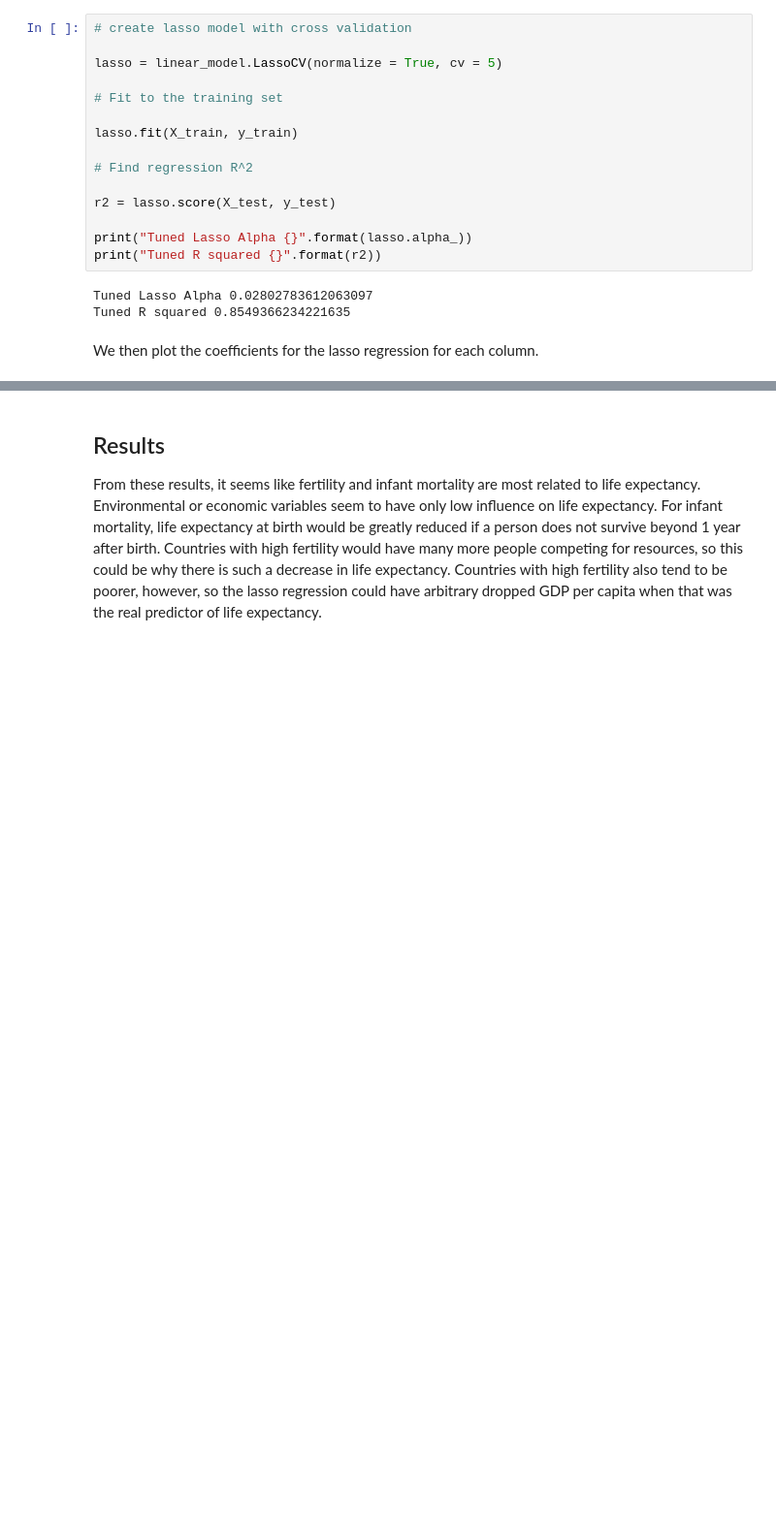
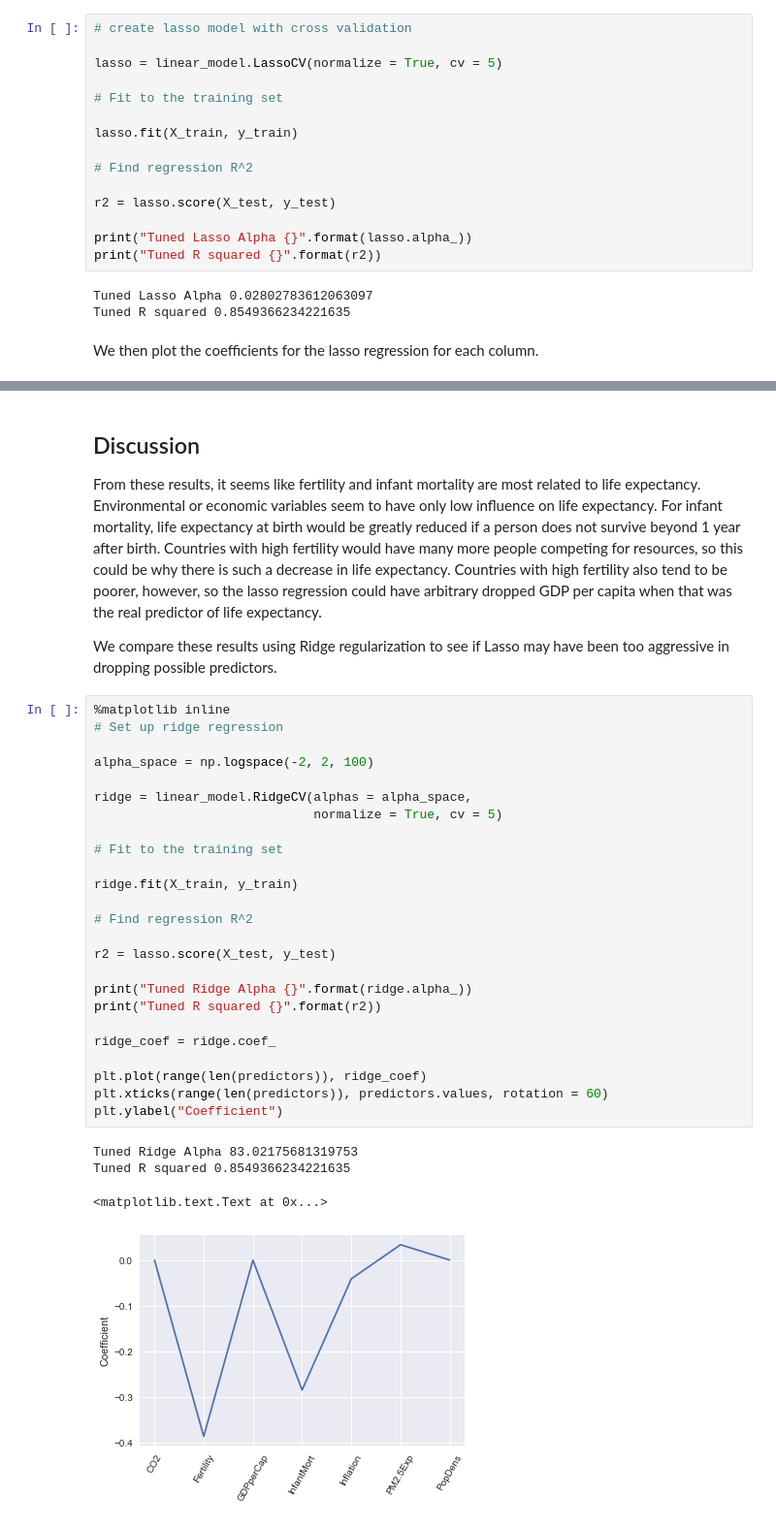
Before and after one commit to aawiegel/World-Dev-Indicators, a Jupyter notebook: WorldDevLifeExpectancy.ipynb, the cells around one changed output, grey strips where cells are left out. Shown: that part at 97% size. Saved outputs shown, nothing was run; the diff lists cells and outputs as text; blank space fills up the shorter version.

Commit message:
discussion

```diff
--- a/WorldDevLifeExpectancy.ipynb
+++ b/WorldDevLifeExpectancy.ipynb
@@ -342,6 +340,38 @@ plt.show()
 # %% [output]
 [figure]
 # %% [markdown]
-## Results
+## Discussion
 
 From these results, it seems like fertility and infant mortality are most related to life expectancy. Environmental or economic variables seem to have only low influence on life expectancy. For infant mortality, life expectancy at birth would be greatly reduced if a person does not survive beyond 1 year after birth. Countries with high fertility would have many more people competing for resources, so this could be why there is such a decrease in life expectancy. Countries with high fertility also tend to be poorer, however, so the lasso regression could have arbitrary dropped GDP per capita when that was the real predictor of life expectancy.
+
+We compare these results using Ridge regularization to see if Lasso may have been too aggressive in dropping possible predictors.
+# %%
+%matplotlib inline
+# Set up ridge regression
+
+alpha_space = np.logspace(-2, 2, 100)
+
+ridge = linear_model.RidgeCV(alphas = alpha_space,
+                             normalize = True, cv = 5)
+
+# Fit to the training set
+
+ridge.fit(X_train, y_train)
+
+# Find regression R^2
+
+r2 = lasso.score(X_test, y_test)
+
+print("Tuned Ridge Alpha {}".format(ridge.alpha_))
+print("Tuned R squared {}".format(r2))
+
+ridge_coef = ridge.coef_
+
+plt.plot(range(len(predictors)), ridge_coef)
+plt.xticks(range(len(predictors)), predictors.values, rotation = 60)
+plt.ylabel("Coefficient")
+# %% [output]
+Tuned Ridge Alpha 83.02175681319753
+Tuned R squared 0.8549366234221635
+<matplotlib.text.Text at 0x...>
+[figure, added]
```
Also changed, not shown: parts of 3 cells of this notebook.
